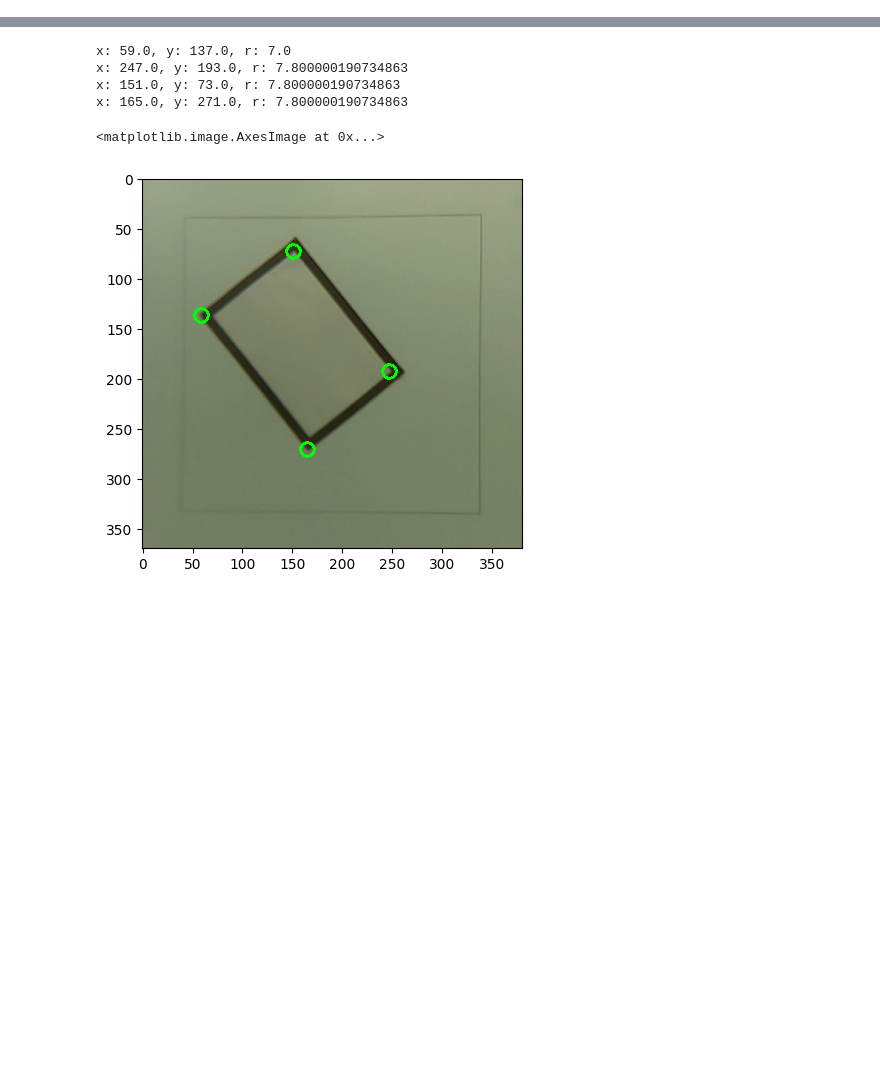
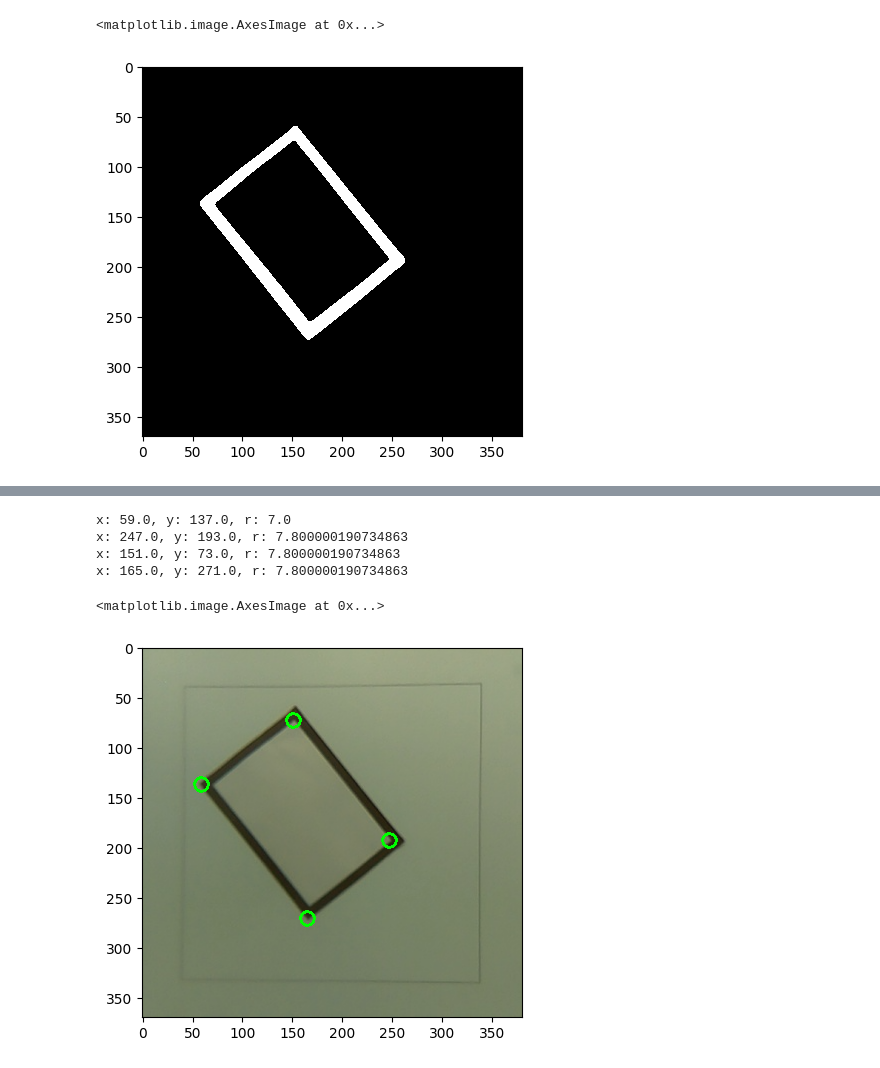
Before and after one commit to HQU-gxy/NUEDC_2023_E_snippet, a Jupyter notebook: rect.ipynb, the cells around one changed output, grey strips where cells are left out. Saved outputs shown, nothing was run; the diff lists cells and outputs as text; code cells hidden in the pictures; blank space fills up the shorter version.

```diff
--- a/rect.ipynb
+++ b/rect.ipynb
@@ -18,3 +19,13 @@ plt.imshow(binary, cmap='gray')
+# %%
+# しきい値は0を指定しましょう．アルゴリズムが自動的にしきい値を計算し てくれ，二つ目の出力値である retVal として返してくれます
+# http://labs.eecs.tottori-u.ac.jp/sd/Member/oyamada/OpenCV/html/py_tutorials/py_imgproc/py_thresholding/py_thresholding.html
+# OTSU will calculate the threshold automatically
+# ok, binary = cv2.threshold(blurred, 0, 255, cv2.THRESH_BINARY_INV | cv2.THRESH_OTSU)
+ok, binary = cv2.threshold(blurred, 100, 255, cv2.THRESH_BINARY_INV)
+plt.imshow(binary, cmap='gray')
+# %% [output]
+<matplotlib.image.AxesImage at 0x...>
+[figure, added]
 # %%
 # try these?
 # https://docs.opencv.org/4.8.0/df/d0c/tutorial_py_fast.html
```
Also changed, not shown: parts of 4 cells of this notebook.
